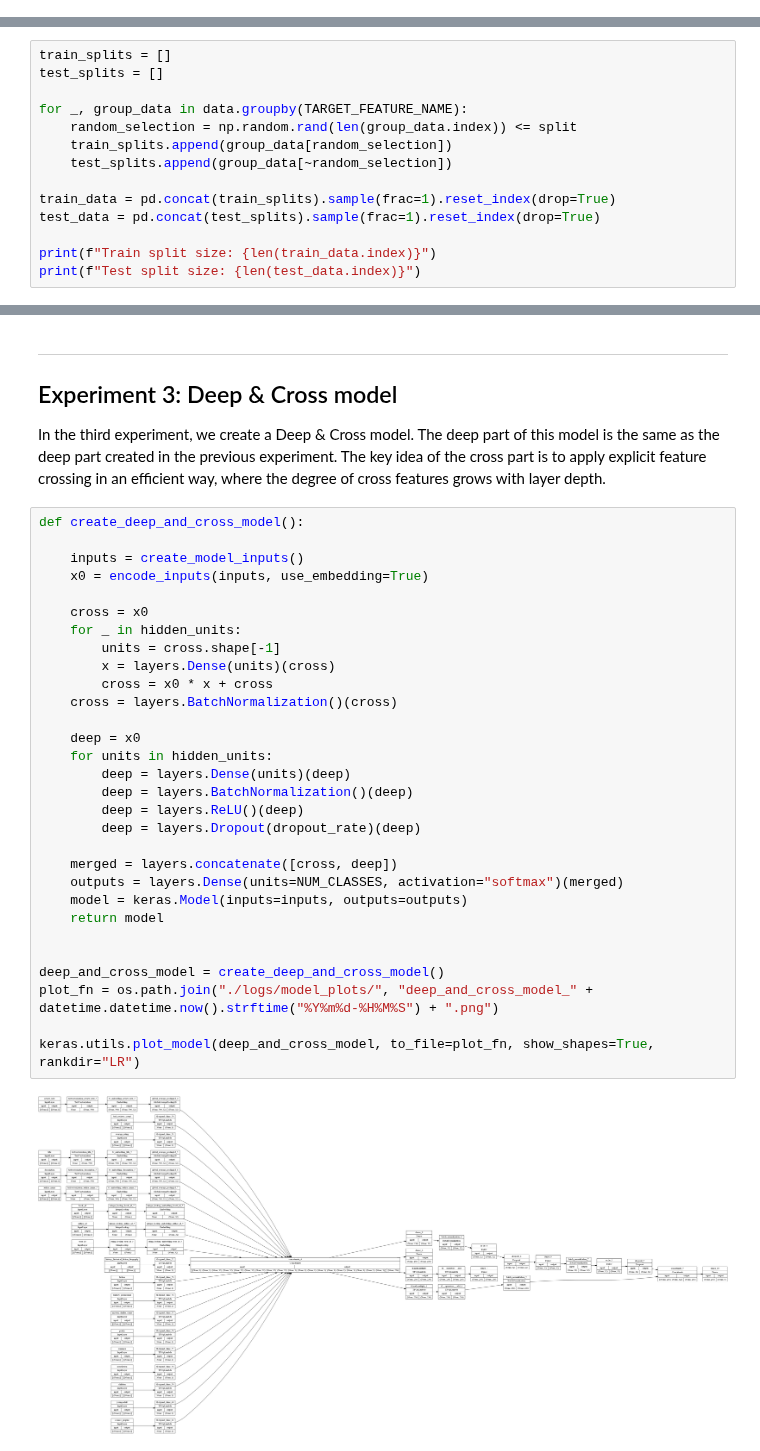
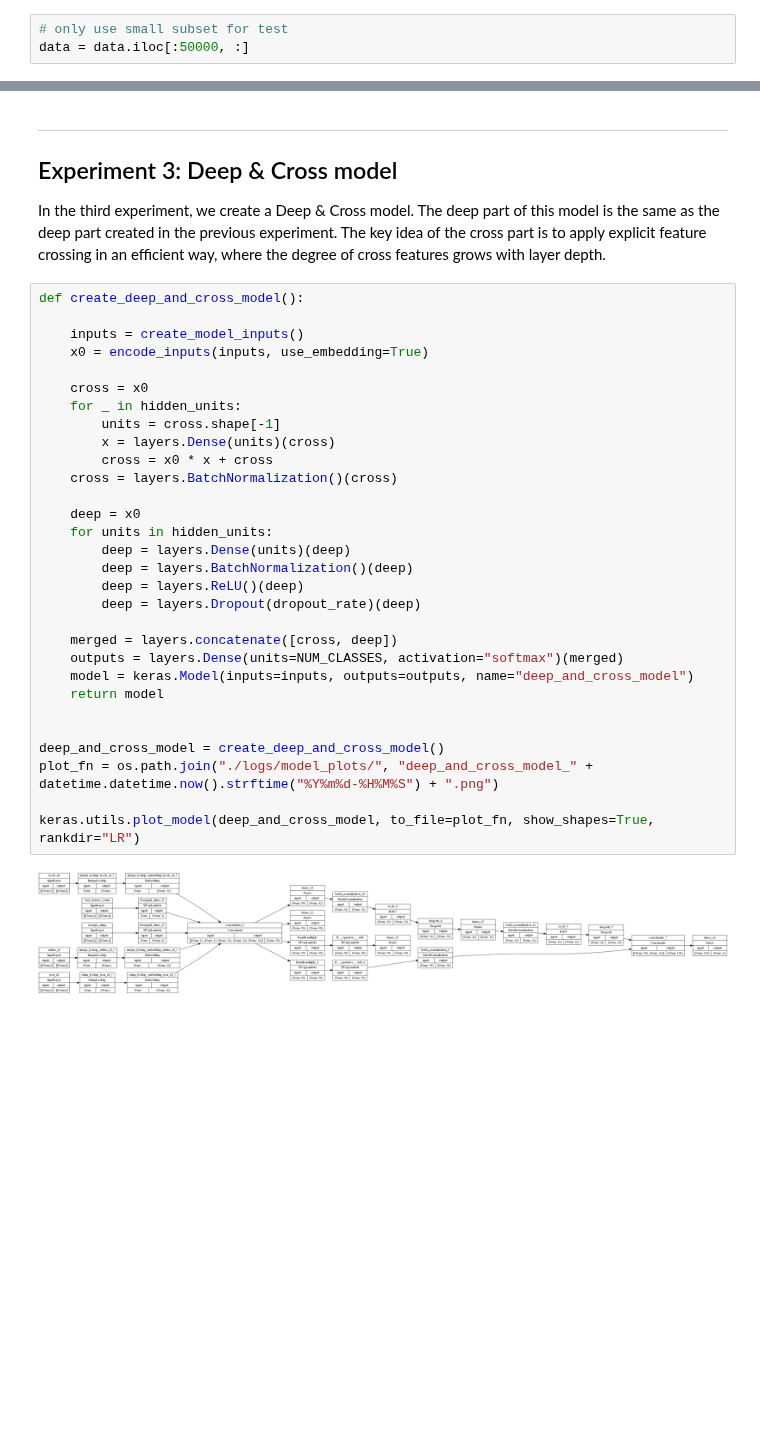
Before and after one commit to simon376/ds-recommender-project, a Jupyter notebook: keras_dcn.ipynb, the cells around one changed output, grey strips where cells are left out. Saved outputs shown, nothing was run; the diff lists cells and outputs as text; blank space fills up the shorter version.

Commit message:
using Train/Test/Validation Split; - use validation set on model training, remove evaluation - closes #13 - add name to models

```diff
--- a/keras_dcn.ipynb
+++ b/keras_dcn.ipynb
@@ -26,0 +46,3 @@ data = pd.read_pickle(os.path.join(DIR, "joined_df.pkl"))
+# %%
+# only use small subset for test
+data = data.iloc[:50000, :]
@@ -38,14 +75,0 @@ split = 0.8
-# %%
-train_splits = []
-test_splits = []
-
-for _, group_data in data.groupby(TARGET_FEATURE_NAME):
-    random_selection = np.random.rand(len(group_data.index)) <= split
-    train_splits.append(group_data[random_selection])
-    test_splits.append(group_data[~random_selection])
-
-train_data = pd.concat(train_splits).sample(frac=1).reset_index(drop=True)
-test_data = pd.concat(test_splits).sample(frac=1).reset_index(drop=True)
-
-print(f"Train split size: {len(train_data.index)}")
-print(f"Test split size: {len(test_data.index)}")
@@ -448,35 +484,35 @@ In the third experiment, we create a Deep & Cross model. The deep part of this m
 # %%
 def create_deep_and_cross_model():
 
     inputs = create_model_inputs()
     x0 = encode_inputs(inputs, use_embedding=True)
 
     cross = x0
     for _ in hidden_units:
         units = cross.shape[-1]
         x = layers.Dense(units)(cross)
         cross = x0 * x + cross
     cross = layers.BatchNormalization()(cross)
 
     deep = x0
     for units in hidden_units:
         deep = layers.Dense(units)(deep)
         deep = layers.BatchNormalization()(deep)
         deep = layers.ReLU()(deep)
         deep = layers.Dropout(dropout_rate)(deep)
 
     merged = layers.concatenate([cross, deep])
     outputs = layers.Dense(units=NUM_CLASSES, activation="softmax")(merged)
-    model = keras.Model(inputs=inputs, outputs=outputs)
+    model = keras.Model(inputs=inputs, outputs=outputs, name="deep_and_cross_model")
     return model
 
 
 deep_and_cross_model = create_deep_and_cross_model()
 plot_fn = os.path.join("./logs/model_plots/", "deep_and_cross_model_" + datetime.datetime.now().strftime("%Y%m%d-%H%M%S") + ".png")
 
 keras.utils.plot_model(deep_and_cross_model, to_file=plot_fn, show_shapes=True, rankdir="LR")
 # %% [output]
-[figure, old version]
+[figure, new version]
 # %%
 run_experiment(deep_and_cross_model)
 # %% [output]
```
Also changed, not shown: parts of 16 cells of this notebook.
